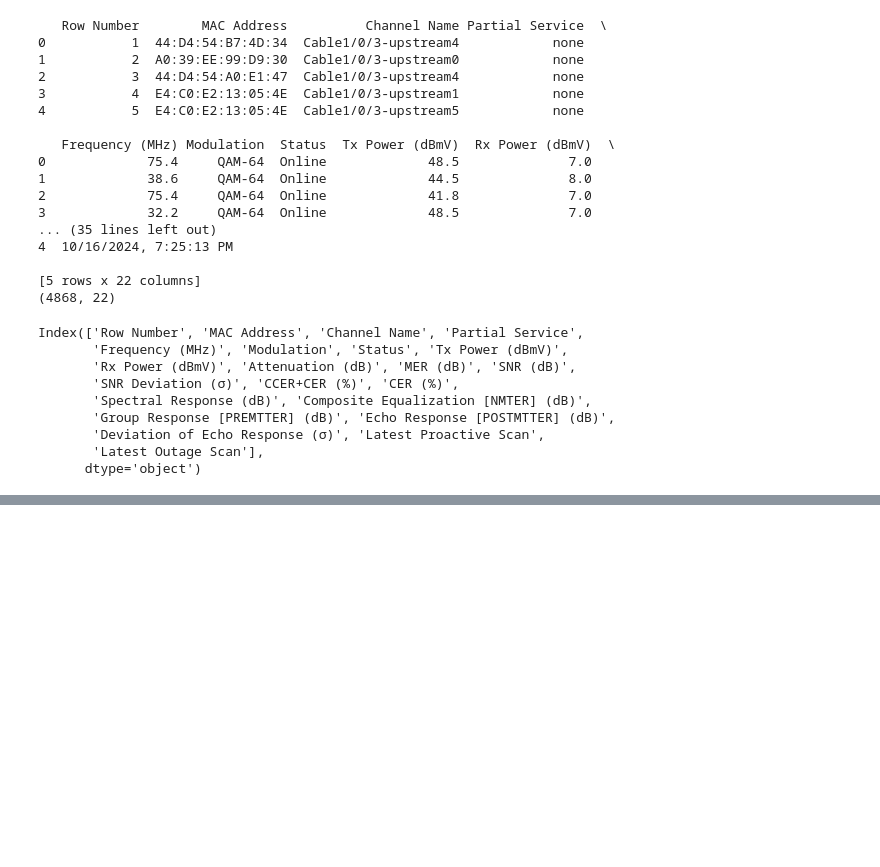
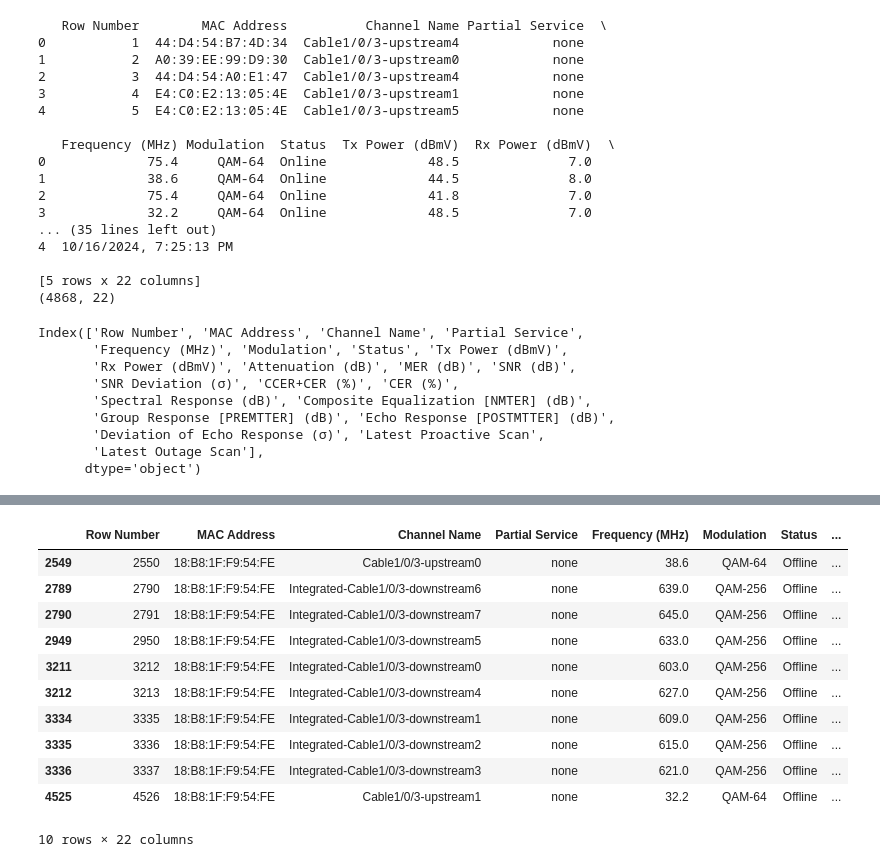
Before and after one commit to LeonardoNBanegas/DATA-SCIENCE-CODERHOUSE, a Jupyter notebook: CRO398_A_LEONARDO_BANEGAS.ipynb, the cells around one changed output, grey strips where cells are left out. Drawn from its saved outputs; the diff is of its cells as text; code cells hidden in the pictures; blank space fills up the shorter version.

```diff
--- a/CRO398_A_LEONARDO_BANEGAS.ipynb
+++ b/CRO398_A_LEONARDO_BANEGAS.ipynb
@@ -82,0 +112,16 @@ df.sort_values(by="SNR (dB)", ascending=False)
+# %%
+# ver solo los cpes offline
+df.loc[df['Status'] == 'Offline']
+# %% [output]
+|  | Row Number | MAC Address | Channel Name | Partial Service | Frequency (MHz) | Modulation | Status | ... |
+| 2549 | 2550 | 18:B8:1F:F9:54:FE | Cable1/0/3-upstream0 | none | 38.6 | QAM-64 | Offline | ... |
+| 2789 | 2790 | 18:B8:1F:F9:54:FE | Integrated-Cable1/0/3-downstream6 | none | 639.0 | QAM-256 | Offline | ... |
+| 2790 | 2791 | 18:B8:1F:F9:54:FE | Integrated-Cable1/0/3-downstream7 | none | 645.0 | QAM-256 | Offline | ... |
+| 2949 | 2950 | 18:B8:1F:F9:54:FE | Integrated-Cable1/0/3-downstream5 | none | 633.0 | QAM-256 | Offline | ... |
+| 3211 | 3212 | 18:B8:1F:F9:54:FE | Integrated-Cable1/0/3-downstream0 | none | 603.0 | QAM-256 | Offline | ... |
+| 3212 | 3213 | 18:B8:1F:F9:54:FE | Integrated-Cable1/0/3-downstream4 | none | 627.0 | QAM-256 | Offline | ... |
+| 3334 | 3335 | 18:B8:1F:F9:54:FE | Integrated-Cable1/0/3-downstream1 | none | 609.0 | QAM-256 | Offline | ... |
+| 3335 | 3336 | 18:B8:1F:F9:54:FE | Integrated-Cable1/0/3-downstream2 | none | 615.0 | QAM-256 | Offline | ... |
+| 3336 | 3337 | 18:B8:1F:F9:54:FE | Integrated-Cable1/0/3-downstream3 | none | 621.0 | QAM-256 | Offline | ... |
+| 4525 | 4526 | 18:B8:1F:F9:54:FE | Cable1/0/3-upstream1 | none | 32.2 | QAM-64 | Offline | ... |
+10 rows × 22 columns
```
Also changed, not shown: parts of 15 cells of this notebook.
